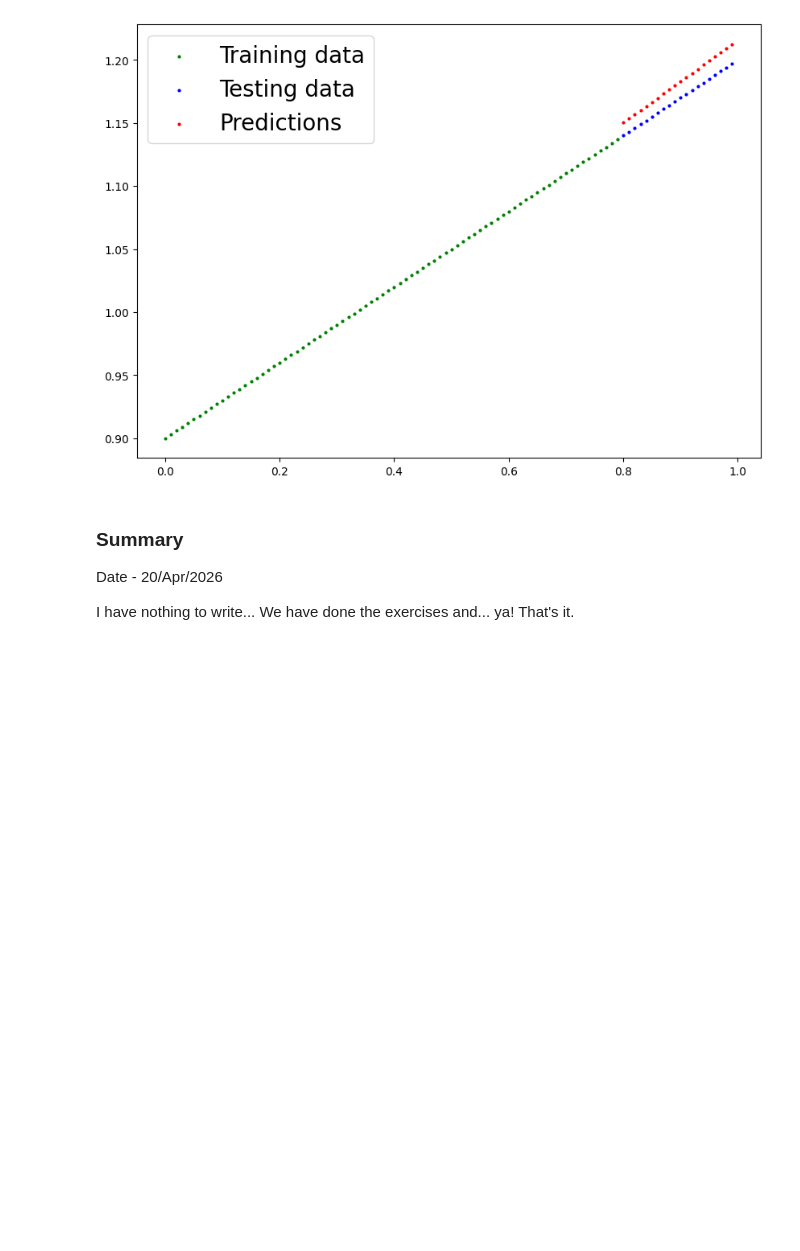
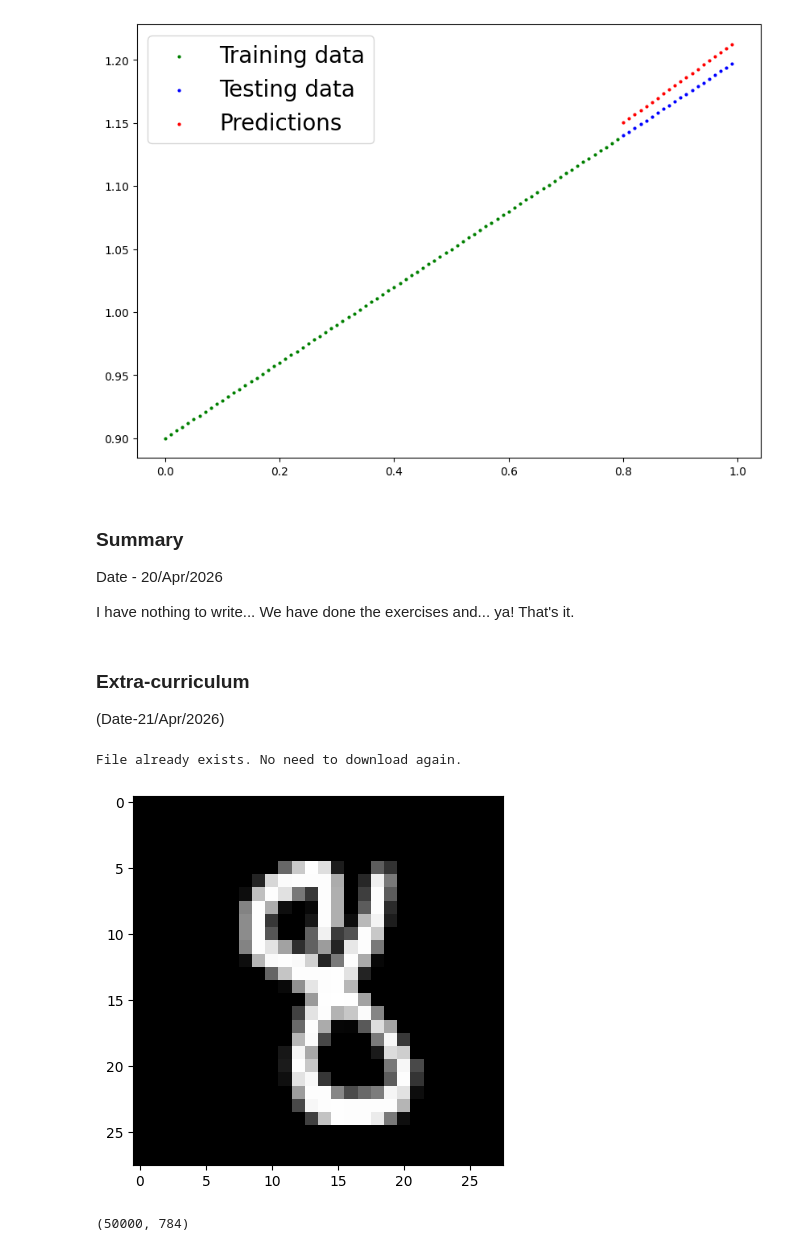
Before and after one commit to arnavv007/PyTorch, a Jupyter notebook: Learning the Basics/22.ipynb, the cells around one changed output. Cells and saved outputs as stored; diff of their text form; code cells hidden in the pictures; blank space fills up the shorter version.

```diff
--- a/Learning the Basics/22.ipynb
+++ b/Learning the Basics/22.ipynb
@@ -178,3 +178,45 @@ plot_predictions(predictions=loaded_pred)
 Date - 20/Apr/2026
 
 I have nothing to write... We have done the exercises and... ya! That's it.
+# %% [markdown]
+### Extra-curriculum
+(Date-21/Apr/2026)
+# %%
+from pathlib import Path
+import requests
+
+DATA_PATH = Path("data")
+PATH = DATA_PATH / "mnist"
+
+PATH.mkdir(parents=True, exist_ok=True)
+
+URL = "https://github.com/pytorch/tutorials/raw/main/_static/"
+FILENAME = "mnist.pkl.gz"
+
+file_path = PATH / FILENAME
+
+if not file_path.exists():
+    print("Starting download...")
+
+    response = requests.get(URL + FILENAME, stream=True)
+    total_size = int(response.headers.get('content-length', 0))
+    chunk_size = 1024  # 1 KB
+
+    downloaded = 0
+
+    with open(file_path, "wb") as f:
+        for chunk in response.iter_content(chunk_size):
+            if chunk:
+                f.write(chunk)
+                downloaded += len(chunk)
+
+                # Progress percentage
+                if total_size != 0:
+                    percent = (downloaded / total_size) * 100
+                    print(f"\rDownloading: {percent:.2f}%", end="")
+
+    print("\nDownload complete!")
+else:
+    print("File already exists. No need to download again.")
+# %% [output]
+File already exists. No need to download again.
@@ -180,0 +229,14 @@ I have nothing to write... We have done the exercises and... ya! That's it.
+# %%
+from matplotlib import pyplot
+import numpy as np
+
+pyplot.imshow(x_train[49999].reshape((28, 28)), cmap="gray")
+# ``pyplot.show()`` only if not on Colab
+try:
+    import google.colab
+except ImportError:
+    pyplot.show()
+print(x_train.shape)
+# %% [output]
+[figure, added]
+(50000, 784)
```
Also changed, not shown: parts of 27 cells of this notebook, 3 other files.
